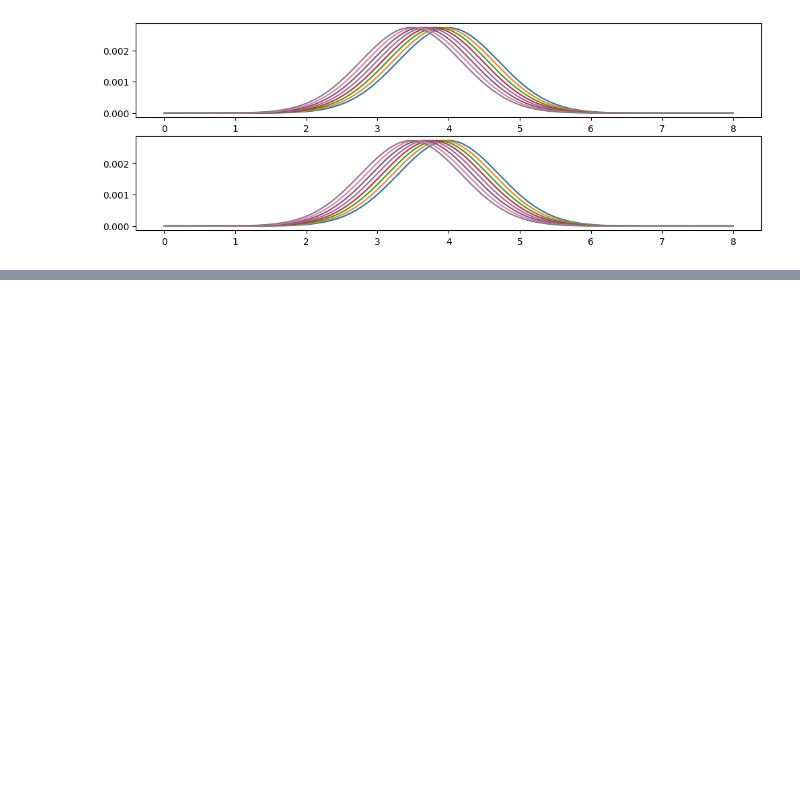
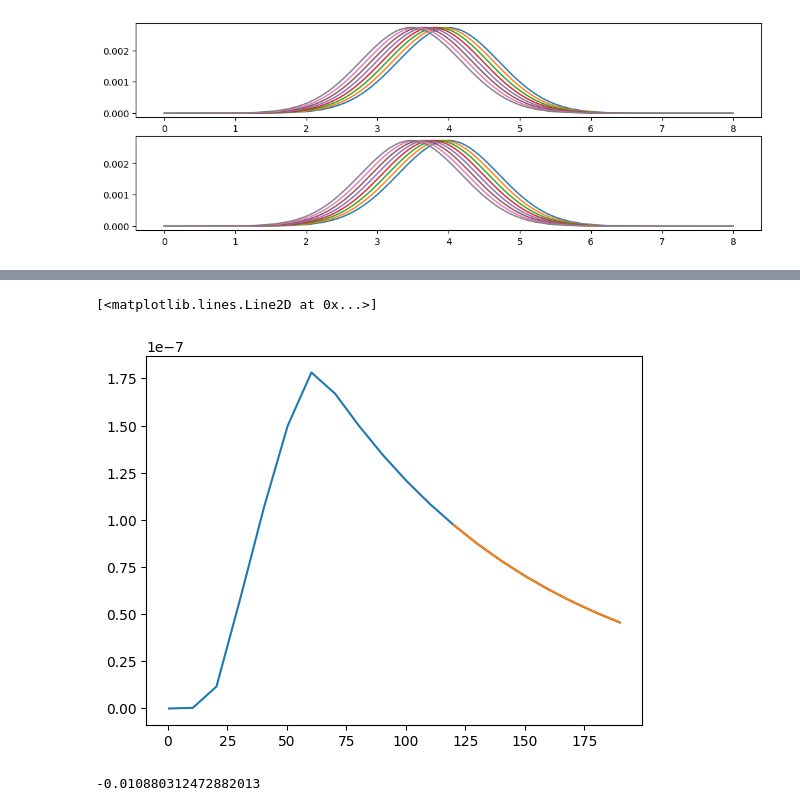
Before and after one commit to ergodicio/adept, a Jupyter notebook: efvp.ipynb, the cells around one changed output, grey strips where cells are left out. Saved outputs shown, nothing was run; the diff lists cells and outputs as text; code cells hidden in the pictures; blank space fills up the shorter version.

```diff
--- a/efvp.ipynb
+++ b/efvp.ipynb
@@ -217,0 +220,2 @@ for i in range(200):
+# %%
+tst = xr.open_dataset("/Users/archis/Dev/code/ergodic/adept/mlruns/967378829355502545/635967fafac34ee7b383b90f8fbc1971/artifacts/binary/scalar-fields.nc")
@@ -217,0 +234,8 @@ for i in range(200):
+# %%
+nk1 = np.abs(np.fft.rfft(tst["n"].data[..., 0], axis=1)[:, 1])
+# %%
+plt.plot(tax, np.abs(nk1))
+plt.plot(tax[-8:], np.abs(nk1[-8:]))
+# %% [output]
+[<matplotlib.lines.Line2D at 0x...>]
+[figure, added]
@@ -217,0 +245,5 @@ for i in range(200):
+# %%
+measured_damping_rate = np.mean(np.gradient(nk1[-8:], dt) / nk1[-8:])
+print(measured_damping_rate)
+# %% [output]
+-0.010880312472882013
```
Also changed, not shown: parts of 3 cells of this notebook, 7 other files.
